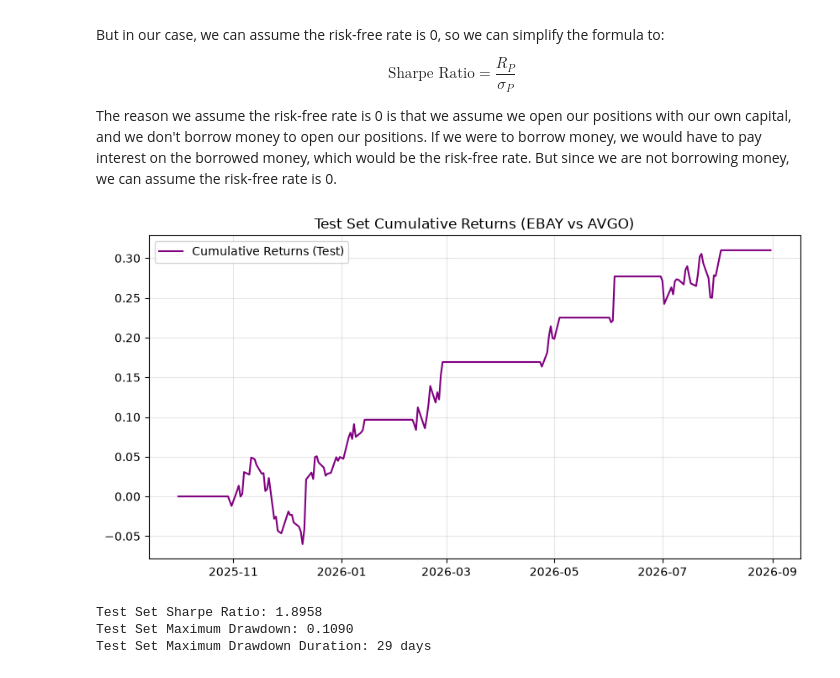
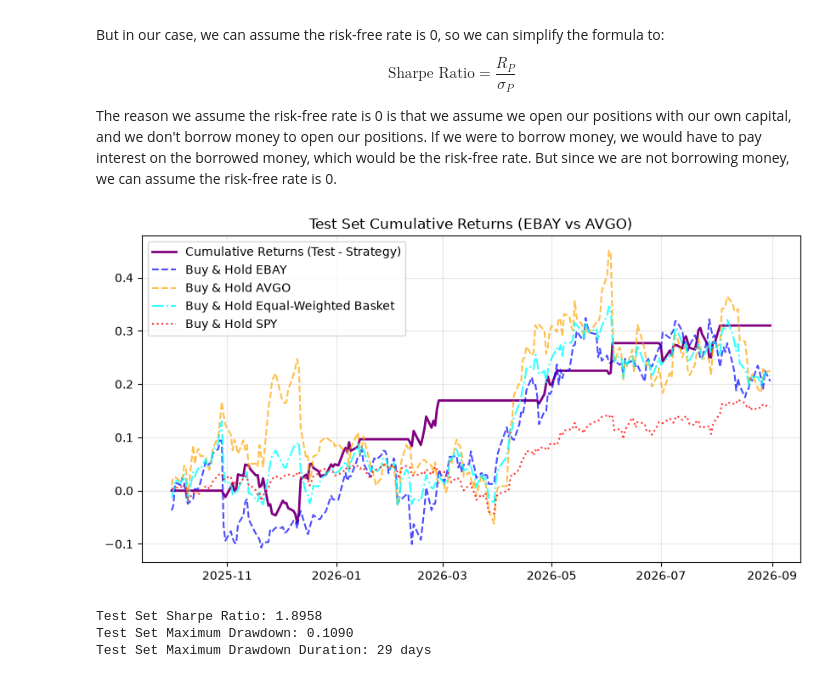
Before and after one commit to 01Joseph-Hwang10/quantitative-trading-exercise, a Jupyter notebook: notebooks/mean_reversion_strategy.ipynb, the cells around one changed output. Saved outputs shown, nothing was run; the diff lists cells and outputs as text; code cells hidden in the pictures.

Commit message:
chore: add benchmark plots

```diff
--- a/notebooks/mean_reversion_strategy.ipynb
+++ b/notebooks/mean_reversion_strategy.ipynb
@@ -102,6 +102,11 @@ s2 = yf.Ticker(PAIRS["s2"]).history(
     end=WINDOW["end"],
     auto_adjust=True
 )
+spy = yf.Ticker("SPY").history(
+    start=WINDOW["start"],
+    end=WINDOW["end"],
+    auto_adjust=True
+)
 s2.head()
 # %% [output]
 |  | Open | High | Low | Close | Volume | Dividends | Stock Splits |
@@ -375,14 +389,23 @@ $$
 The reason we assume the risk-free rate is 0 is that we assume we open our positions with our own capital, and we don't borrow money to open our positions. If we were to borrow money, we would have to pay interest on the borrowed money, which would be the risk-free rate. But since we are not borrowing money, we can assume the risk-free rate is 0.
 # %%
 pnl_test = portfolio_return['net_return'][TEST_RANGE].cumsum()
+bh_s1_test = s1['Close'].pct_change()[TEST_RANGE].cumsum()
+bh_s2_test = s2['Close'].pct_change()[TEST_RANGE].cumsum()
+bh_equal_test = (0.5 * s1['Close'].pct_change() + 0.5 * s2['Close'].pct_change())[TEST_RANGE].cumsum()
+bh_spy_test = spy['Close'].pct_change()[TEST_RANGE].cumsum()
+
 plt.figure(figsize=(10, 5))
-plt.plot(pnl_test, label='Cumulative Returns (Test)', color='purple')
+plt.plot(pnl_test, label='Cumulative Returns (Test - Strategy)', color='purple', linewidth=2)
+plt.plot(bh_s1_test, label=f'Buy & Hold {PAIRS["s1"]}', color='blue', linestyle='--', alpha=0.7)
+plt.plot(bh_s2_test, label=f'Buy & Hold {PAIRS["s2"]}', color='orange', linestyle='--', alpha=0.7)
+plt.plot(bh_equal_test, label='Buy & Hold Equal-Weighted Basket', color='cyan', linestyle='-.', alpha=0.8)
+plt.plot(bh_spy_test, label='Buy & Hold SPY', color='red', linestyle=':', alpha=0.8)
 plt.title(f'Test Set Cumulative Returns ({PAIRS["s1"]} vs {PAIRS["s2"]})')
 plt.grid(True, alpha=0.3)
 plt.legend()
 plt.show()
 # %% [output]
-[figure, old version]
+[figure, new version]
 # %%
 r_test = portfolio_return['net_return'][TEST_RANGE]
 sharpe_test = r_test.mean() / (r_test.std() + 1e-12) * np.sqrt(252)
```
Also changed, not shown: parts of 5 cells of this notebook, 3 other files.
